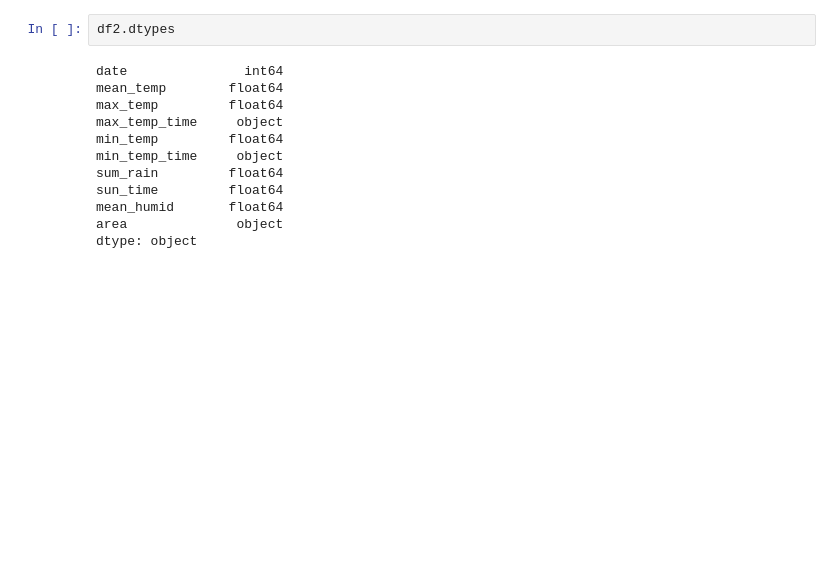
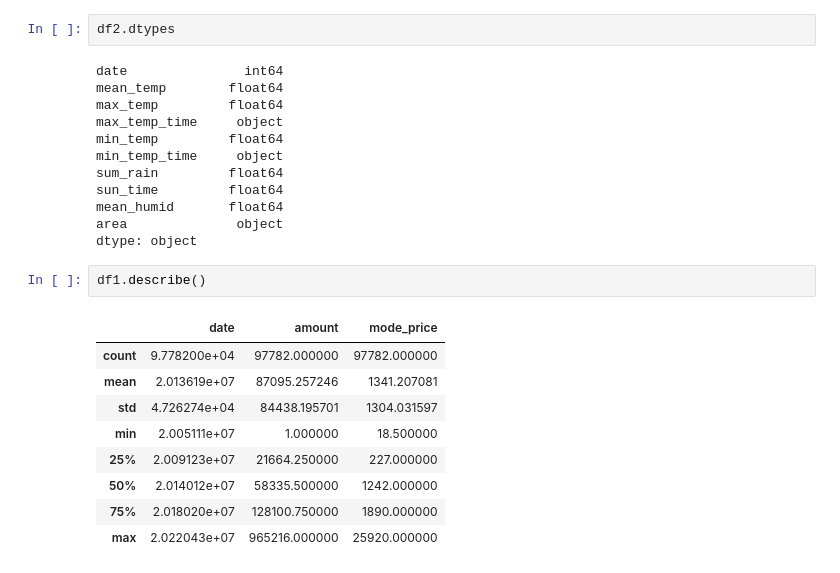
Before and after one commit to Oriolus0721/-, a Jupyter notebook: code/データ外観.ipynb, the cells around one changed output. Saved outputs shown, nothing was run; the diff lists cells and outputs as text; blank space fills up the shorter version.

```diff
--- a/code/データ外観.ipynb
+++ b/code/データ外観.ipynb
@@ -122,3 +122,15 @@ sun_time         float64
 mean_humid       float64
 area              object
 dtype: object
+# %%
+df1.describe()
+# %% [output]
+|  | date | amount | mode_price |
+| count | 9.778200e+04 | 97782.000000 | 97782.000000 |
+| mean | 2.013619e+07 | 87095.257246 | 1341.207081 |
+| std | 4.726274e+04 | 84438.195701 | 1304.031597 |
+| min | 2.005111e+07 | 1.000000 | 18.500000 |
+| 25% | 2.009123e+07 | 21664.250000 | 227.000000 |
+| 50% | 2.014012e+07 | 58335.500000 | 1242.000000 |
+| 75% | 2.018020e+07 | 128100.750000 | 1890.000000 |
+| max | 2.022043e+07 | 965216.000000 | 25920.000000 |
```
Also changed, not shown: parts of 10 cells of this notebook.
